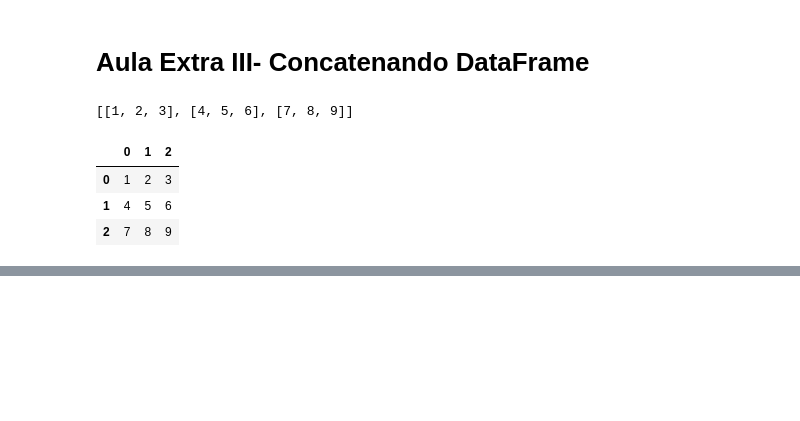
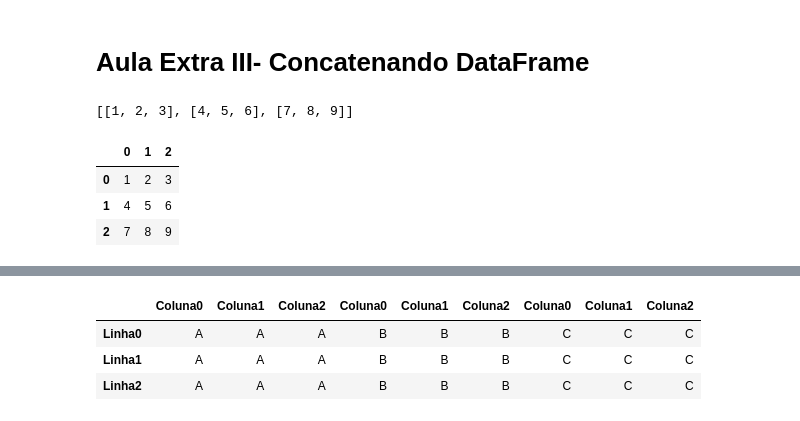
Before and after one commit to alinenog/Desenvolve_GB, a Jupyter notebook: 5_Semana-Python_Pandas/Aula_extra_I.ipynb, the cells around one changed output, grey strips where cells are left out. Saved outputs shown, nothing was run; the diff lists cells and outputs as text; code cells hidden in the pictures; blank space fills up the shorter version.

```diff
--- a/5_Semana-Python_Pandas/Aula_extra_I.ipynb
+++ b/5_Semana-Python_Pandas/Aula_extra_I.ipynb
@@ -301,0 +412,10 @@ df1
+# %%
+#Gerou a concatenação na vertical
+df4 = pd.concat ([df1, df2, df3], axis= 1 )
+
+df4
+# %% [output]
+|  | Coluna0 | Coluna1 | Coluna2 | Coluna0 | Coluna1 | Coluna2 | Coluna0 | Coluna1 | Coluna2 |
+| Linha0 | A | A | A | B | B | B | C | C | C |
+| Linha1 | A | A | A | B | B | B | C | C | C |
+| Linha2 | A | A | A | B | B | B | C | C | C |
```
Also changed, not shown: parts of 18 cells of this notebook.
